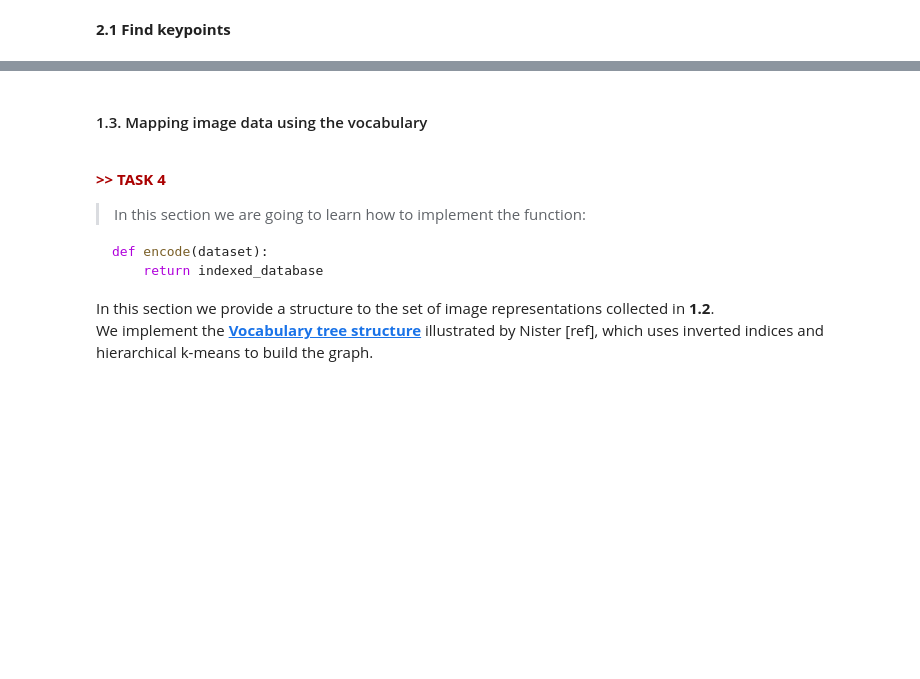
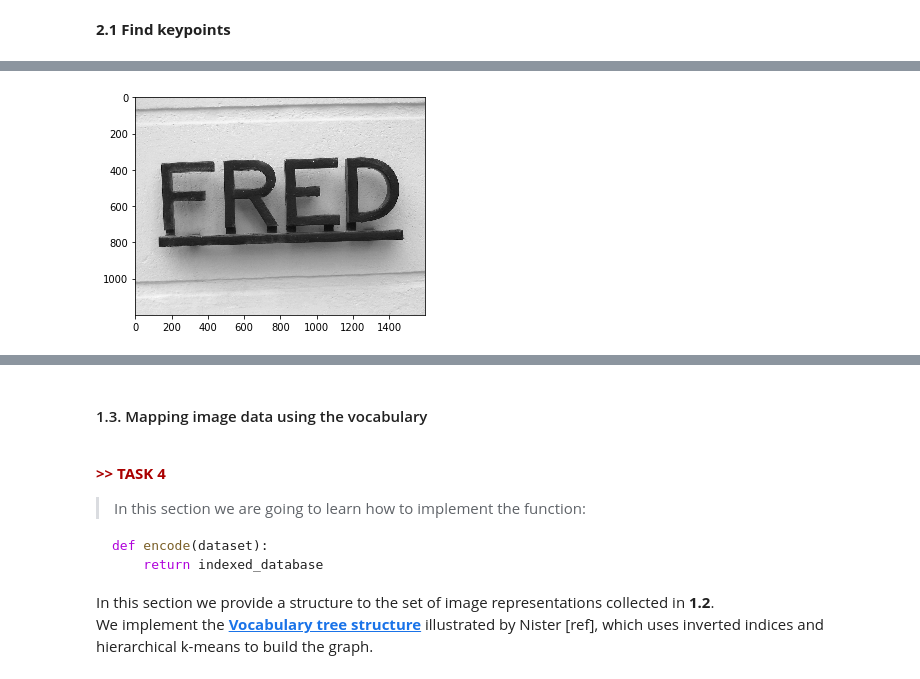
Before and after one commit to epignatelli/scalable-recognition-with-a-vocabulary-tree, a Jupyter notebook: Large-scale Content-based image retrieval.ipynb, the cells around one changed output, grey strips where cells are left out. Saved outputs shown, nothing was run; the diff lists cells and outputs as text; code cells hidden in the pictures; blank space fills up the shorter version.

```diff
--- a/Large-scale Content-based image retrieval.ipynb
+++ b/Large-scale Content-based image retrieval.ipynb
@@ -118,0 +194,6 @@ def find_keypoints(self, image):
+# %%
+# Loading and displaying an image
+img = dataset.get_image_by_name('110901.jpg', gray=True)
+show_image(img, gray=True)
+# %% [output]
+[figure, added]
```
Also changed, not shown: parts of 27 cells of this notebook, 1 other file.
